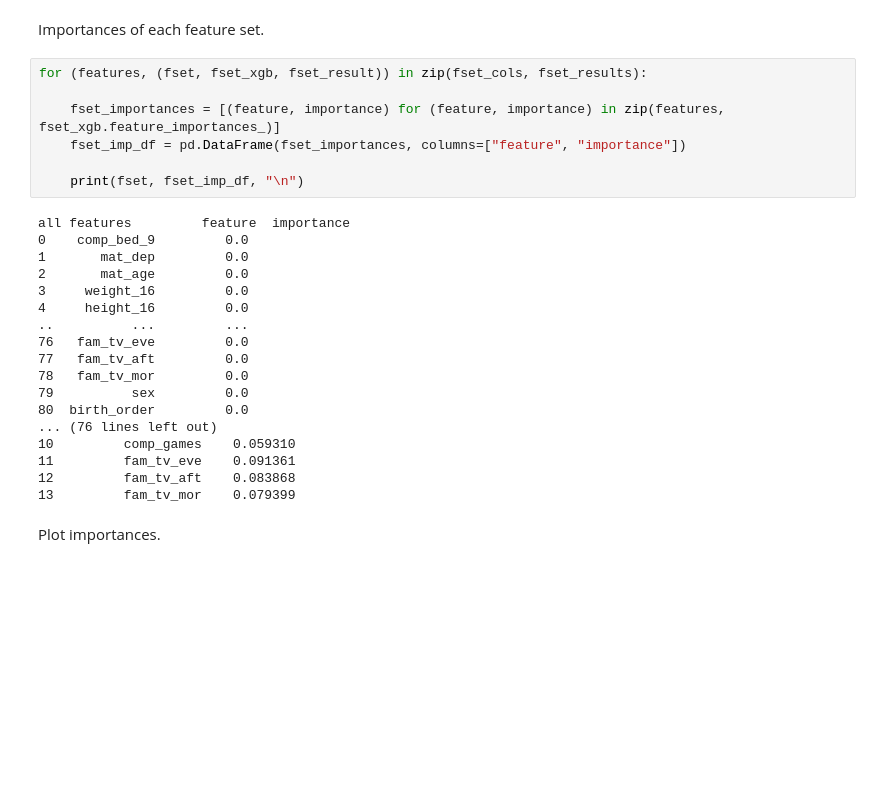
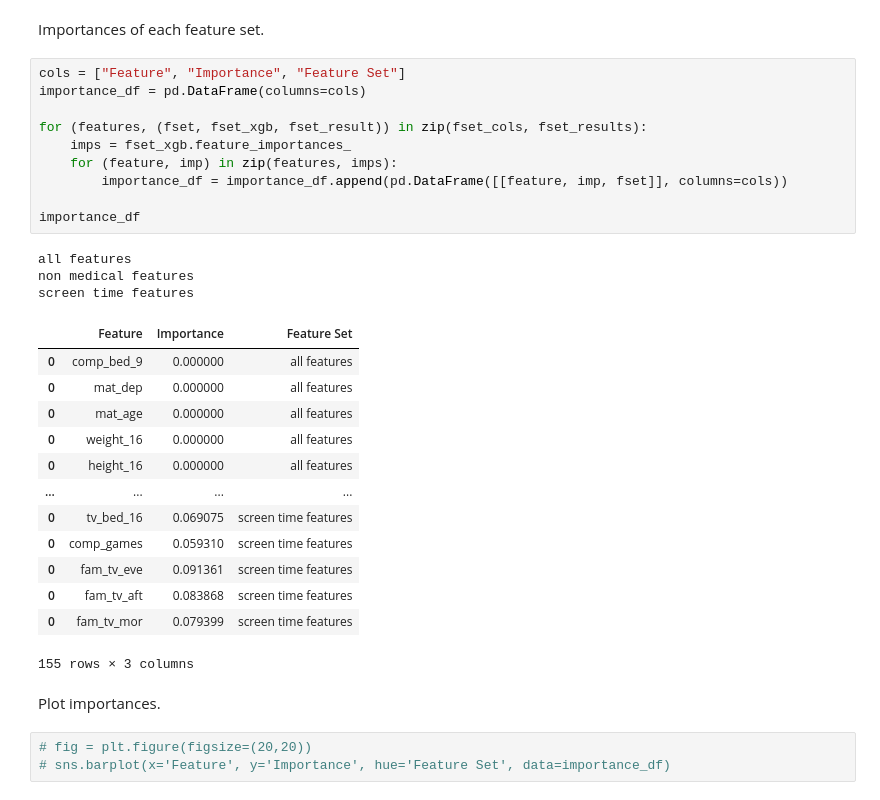
Before and after one commit to kaihulme/alspac-mhst, a Jupyter notebook: notebooks/classification_analysis.ipynb, the cells around one changed output. Drawn from its saved outputs; the diff is of its cells as text; blank space fills up the shorter version.

```diff
--- a/notebooks/classification_analysis.ipynb
+++ b/notebooks/classification_analysis.ipynb
@@ -385,29 +376,34 @@ fset_results
 # %% [markdown]
 Importances of each feature set.
 # %%
+cols = ["Feature", "Importance", "Feature Set"]
+importance_df = pd.DataFrame(columns=cols)
+
 for (features, (fset, fset_xgb, fset_result)) in zip(fset_cols, fset_results):
+    imps = fset_xgb.feature_importances_
+    for (feature, imp) in zip(features, imps):
+        importance_df = importance_df.append(pd.DataFrame([[feature, imp, fset]], columns=cols))
 
-    fset_importances = [(feature, importance) for (feature, importance) in zip(features, fset_xgb.feature_importances_)]
-    fset_imp_df = pd.DataFrame(fset_importances, columns=["feature", "importance"])
-
-    print(fset, fset_imp_df, "\n")
+importance_df
 # %% [output]
-all features         feature  importance
-0    comp_bed_9         0.0
-1       mat_dep         0.0
-2       mat_age         0.0
-3     weight_16         0.0
-4     height_16         0.0
-..          ...         ...
-76   fam_tv_eve         0.0
-77   fam_tv_aft         0.0
-78   fam_tv_mor         0.0
-79          sex         0.0
-80  birth_order         0.0
-... (76 lines left out)
-10         comp_games    0.059310
-11         fam_tv_eve    0.091361
-12         fam_tv_aft    0.083868
-13         fam_tv_mor    0.079399
+all features
+non medical features
+screen time features
+|  | Feature | Importance | Feature Set |
+| 0 | comp_bed_9 | 0.000000 | all features |
+| 0 | mat_dep | 0.000000 | all features |
+| 0 | mat_age | 0.000000 | all features |
+| 0 | weight_16 | 0.000000 | all features |
+| 0 | height_16 | 0.000000 | all features |
+| ... | ... | ... | ... |
+| 0 | tv_bed_16 | 0.069075 | screen time features |
+| 0 | comp_games | 0.059310 | screen time features |
+| 0 | fam_tv_eve | 0.091361 | screen time features |
+| 0 | fam_tv_aft | 0.083868 | screen time features |
+| 0 | fam_tv_mor | 0.079399 | screen time features |
+155 rows × 3 columns
 # %% [markdown]
 Plot importances.
+# %%
+# fig = plt.figure(figsize=(20,20))
+# sns.barplot(x='Feature', y='Importance', hue='Feature Set', data=importance_df)
```
Also changed, not shown: parts of 8 cells of this notebook.
